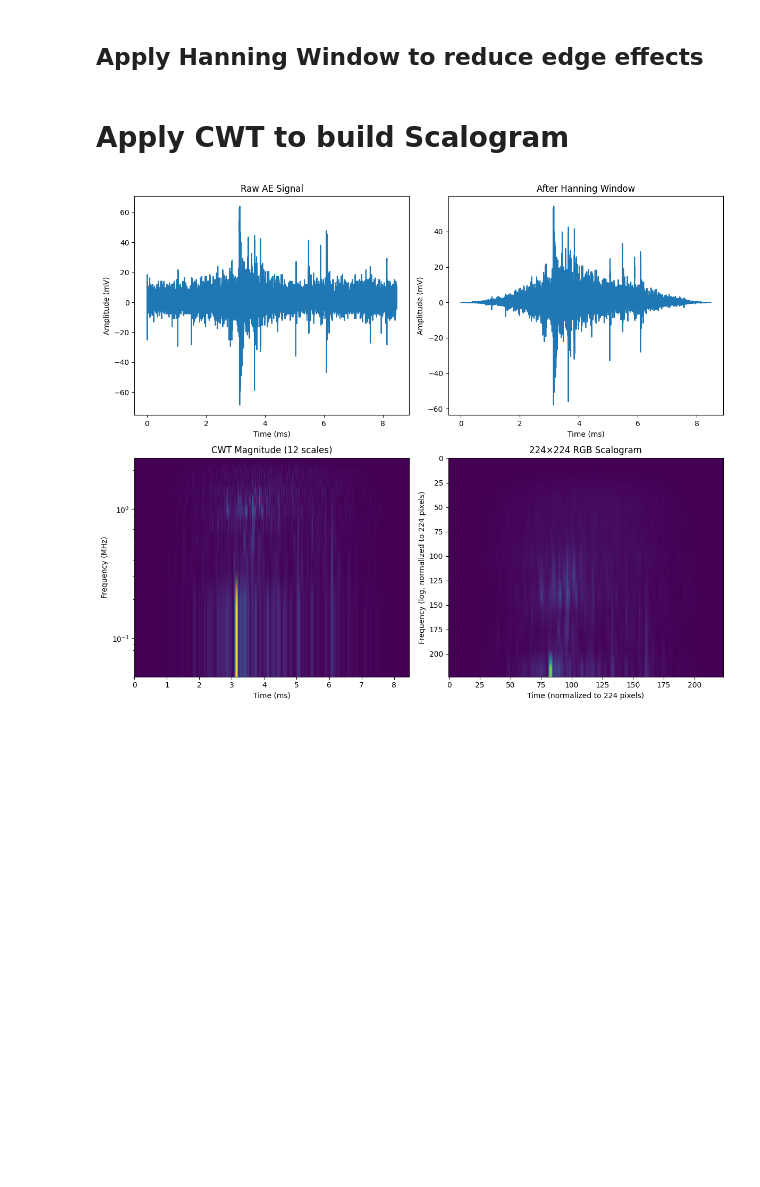
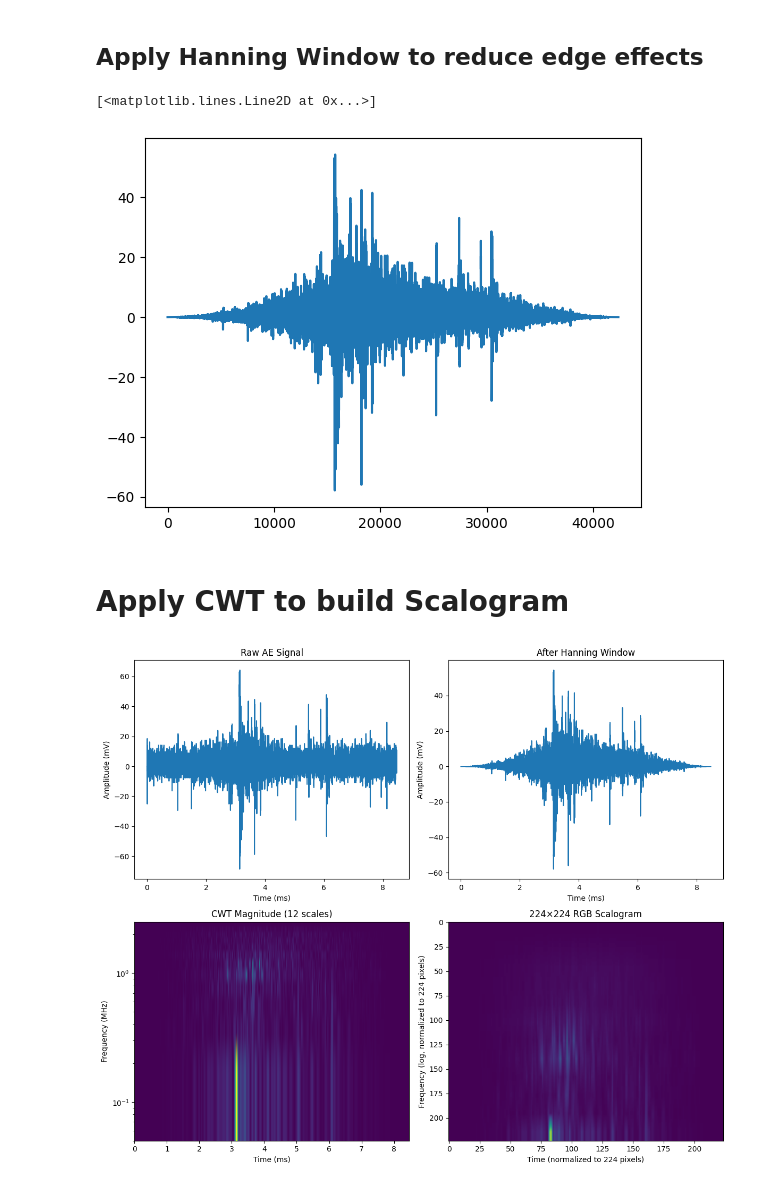
Before and after one commit to serene4uto/orion-ae-study, a Jupyter notebook: notebooks/test-feature-extraction.ipynb, the cells around one changed output. Saved outputs shown, nothing was run; the diff lists cells and outputs as text; code cells hidden in the pictures; blank space fills up the shorter version.

```diff
--- a/notebooks/test-feature-extraction.ipynb
+++ b/notebooks/test-feature-extraction.ipynb
@@ -43,6 +48,11 @@ def apply_hanning_window(signal):
     hanning_window = np.hanning(len(signal))
     windowed_signal = signal * hanning_window
     return windowed_signal
+# %%
+plt.plot(apply_hanning_window(ae_signal))
+# %% [output]
+[<matplotlib.lines.Line2D at 0x...>]
+[figure, added]
 # %% [markdown]
 # Apply CWT to build Scalogram
 # %%
```
Also changed, not shown: parts of 3 cells of this notebook, 5 other files.
